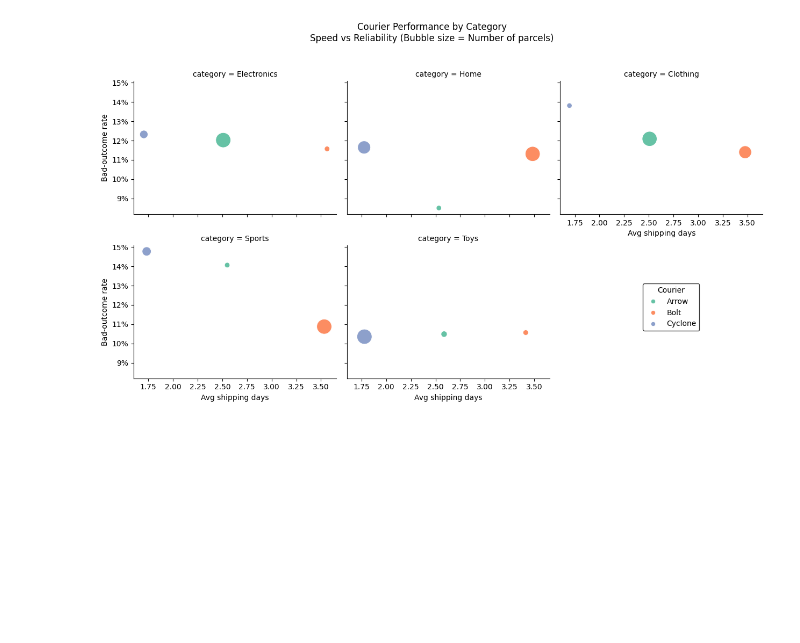
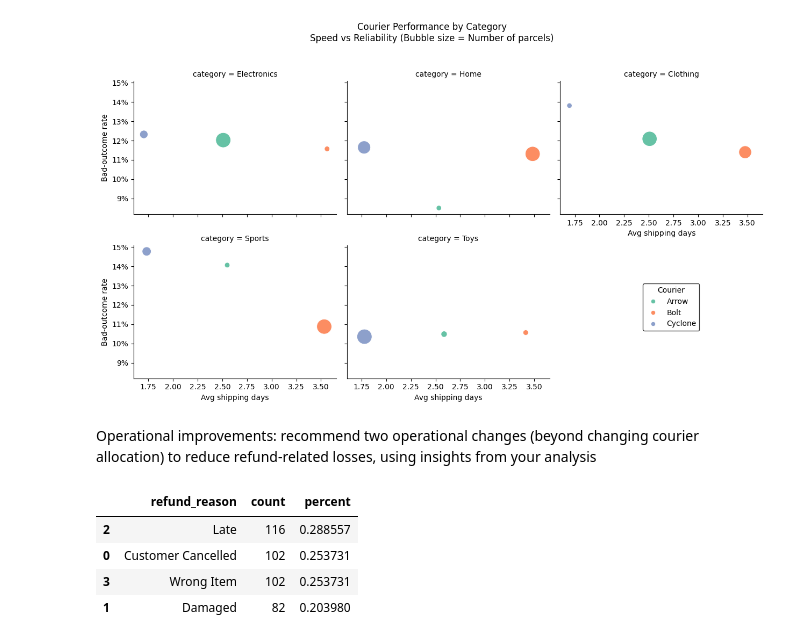
Before and after one commit to maxcyn/e-commerce-data-analytics, a Jupyter notebook: analysis.ipynb, the cells around one changed output. Cells and saved outputs as stored; diff of their text form; code cells hidden in the pictures; blank space fills up the shorter version.

```diff
--- a/analysis.ipynb
+++ b/analysis.ipynb
@@ -1179,3 +1179,22 @@ plt.tight_layout()
 plt.show()
 # %% [output]
 [figure]
+# %% [markdown]
+Operational improvements: recommend two operational changes (beyond
+changing courier allocation) to reduce refund-related losses, using insights from your
+analysis
+# %%
+# Refund reason distribution
+refund_reason_dist = (
+    refunds.groupby("refund_reason", as_index=False).agg(count=("refund_id", "nunique"))
+)
+
+refund_reason_dist["percent"] = refund_reason_dist["count"] / refund_reason_dist["count"].sum()
+
+refund_reason_dist.sort_values("percent", ascending=False)
+# %% [output]
+|  | refund_reason | count | percent |
+| 2 | Late | 116 | 0.288557 |
+| 0 | Customer Cancelled | 102 | 0.253731 |
+| 3 | Wrong Item | 102 | 0.253731 |
+| 1 | Damaged | 82 | 0.203980 |
```
Also changed, not shown: parts of 6 cells of this notebook.
